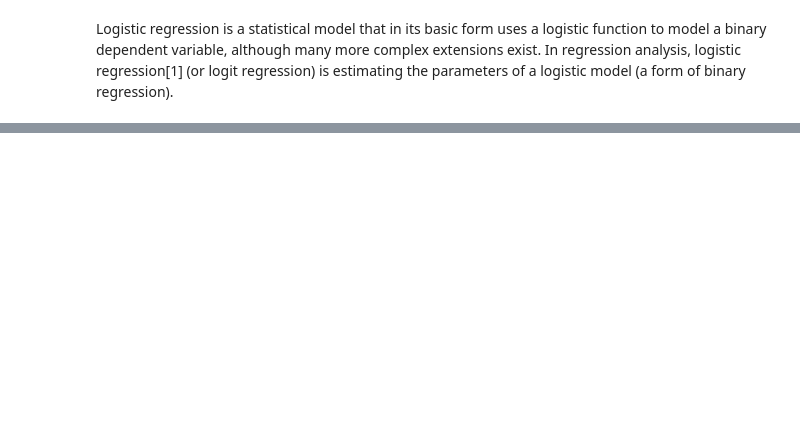
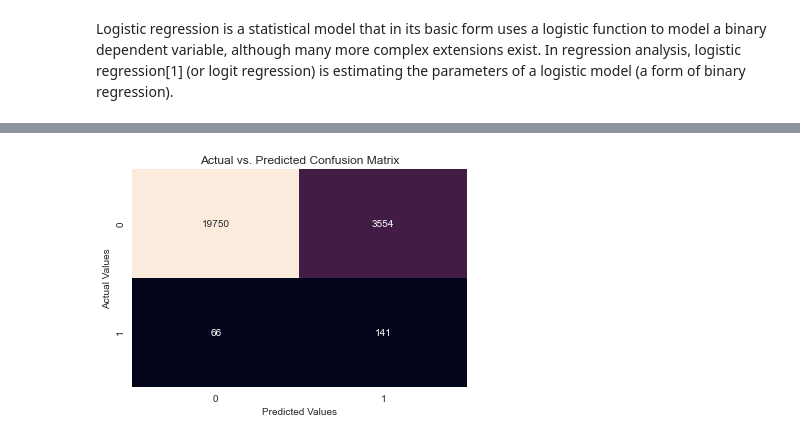
Before and after one commit to nkukadiya89/coupon-redemption-ML, a Jupyter notebook: data_analysis.ipynb, the cells around one changed output, grey strips where cells are left out. Saved outputs shown, nothing was run; the diff lists cells and outputs as text; code cells hidden in the pictures; blank space fills up the shorter version.

Commit message:
Logistic model

```diff
--- a/data_analysis.ipynb
+++ b/data_analysis.ipynb
@@ -1743,0 +1751,14 @@ This model is better than the first model because it classifies better and also
+# %%
+# logistic regression object
+lr2 = LogisticRegression()
+lr2 = LogisticRegression(max_iter=100000)
+# train the model on train set
+lr2.fit(X_train, y_train.ravel())
+predictions = lr2.predict(X_test)
+# print classification report
+results=confusion_matrix(y_test,predictions)
+print ('Confusion Matrix :')
+print(results)
+print ('Accuracy Score :',accuracy_score(y_test,predictions) )
+print ('Report : ')
+print (classification_report(y_test,predictions))
@@ -1754,2 +1812,16 @@ Logistic regression
 # %% [markdown]
 Logistic regression is a statistical model that in its basic form uses a logistic function to model a binary dependent variable, although many more complex extensions exist. In regression analysis, logistic regression[1] (or logit regression) is estimating the parameters of a logistic model (a form of binary regression).
+# %%
+# logistic regression object
+logmodel = LogisticRegression()
+logmodel = LogisticRegression(max_iter=100000)
+# train the model on train set
+logmodel.fit(X_train, y_train.ravel())
+predictions = logmodel.predict(X_test)
+# print classification report
+results=confusion_matrix(y_test,predictions)
+print ('Confusion Matrix :')
+print(results)
+print ('Accuracy Score :',accuracy_score(y_test,predictions) )
+print ('Report : ')
+print (classification_report(y_test,predictions))
@@ -1755,0 +1842,9 @@ Logistic regression is a statistical model that in its basic form uses a logisti
+# %%
+conf_mat = confusion_matrix(y_test,predictions)
+sns.heatmap(conf_mat, annot=True, fmt='d', cbar=False)
+plt.xlabel('Predicted Values')
+plt.ylabel('Actual Values')
+plt.title('Actual vs. Predicted Confusion Matrix')
+plt.show()
+# %% [output]
+[figure, added]
```
Also changed, not shown: parts of 22 cells of this notebook.
